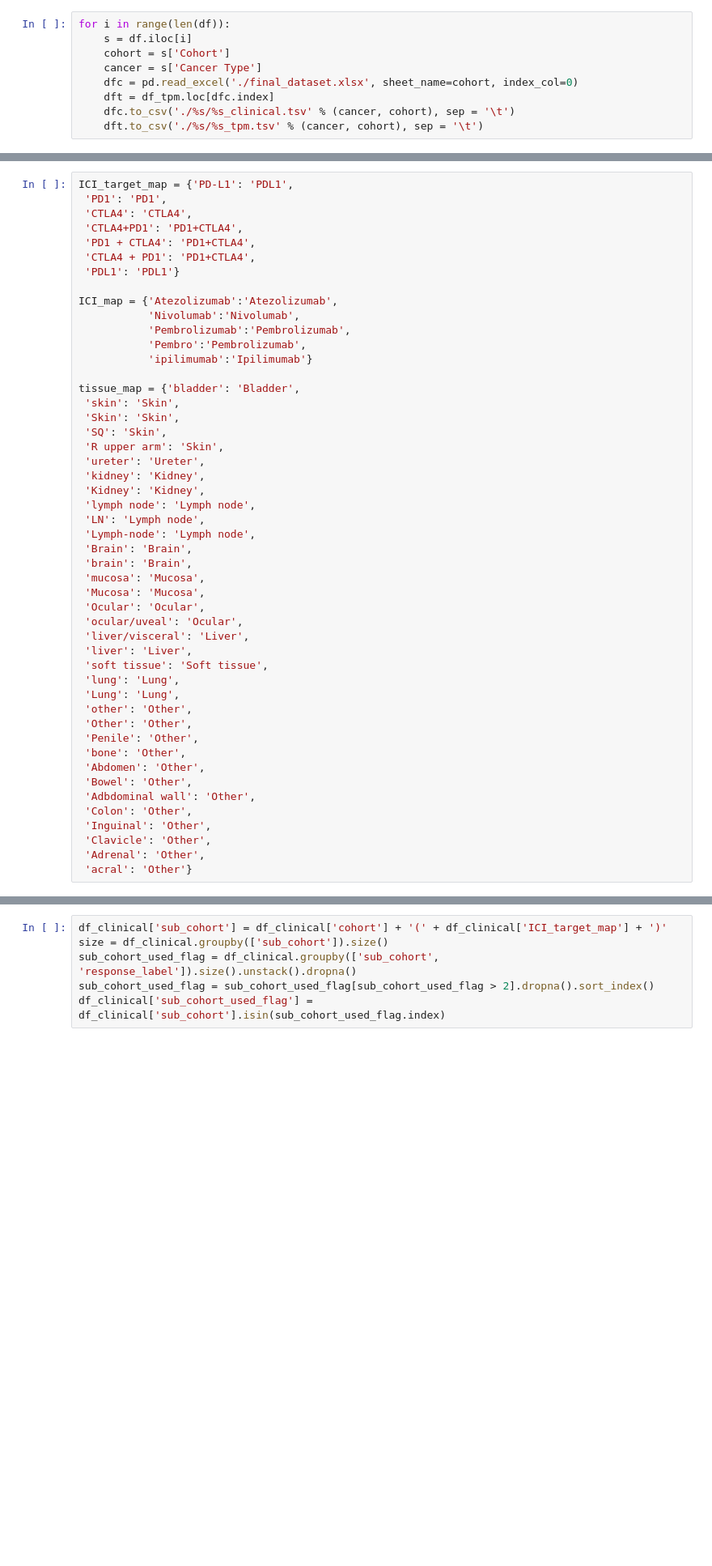
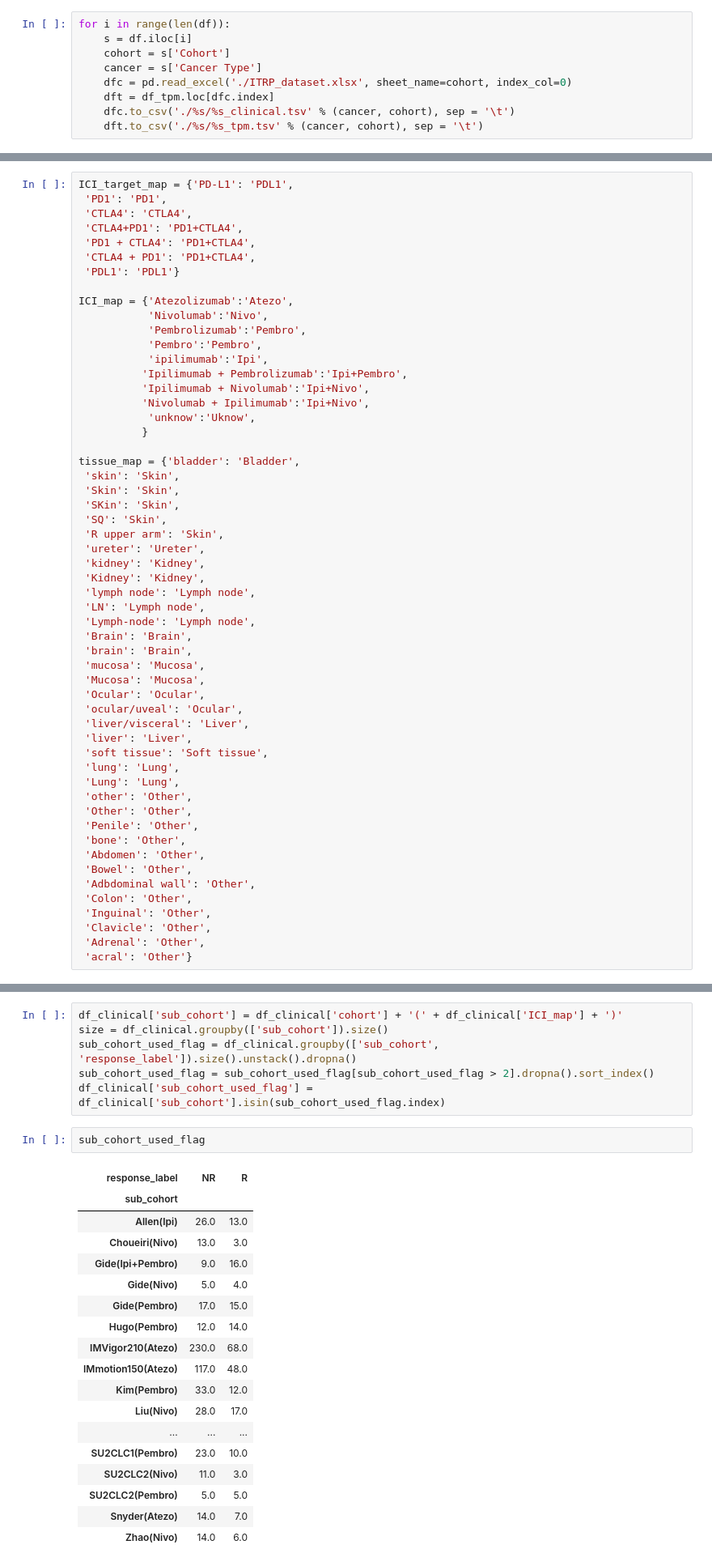
Before and after one commit to ashyamal/COMPASS, a Jupyter notebook: paper/00_data/00_dataset_review.ipynb, the cells around one changed output, grey strips where cells are left out. Shown at 81% size. Saved outputs shown, nothing was run; the diff lists cells and outputs as text; blank space fills up the shorter version.

Commit message:
add dataset profile

```diff
--- a/paper/00_data/00_dataset_review.ipynb
+++ b/paper/00_data/00_dataset_review.ipynb
@@ -32,7 +39,7 @@ for i in range(len(df)):
     s = df.iloc[i]
     cohort = s['Cohort']
     cancer = s['Cancer Type']
-    dfc = pd.read_excel('./final_dataset.xlsx', sheet_name=cohort, index_col=0)
+    dfc = pd.read_excel('./ITRP_dataset.xlsx', sheet_name=cohort, index_col=0)
     dft = df_tpm.loc[dfc.index]
     dfc.to_csv('./%s/%s_clinical.tsv' % (cancer, cohort), sep = '\t')
     dft.to_csv('./%s/%s_tpm.tsv' % (cancer, cohort), sep = '\t')
@@ -59,15 +66,21 @@ ICI_target_map = {'PD-L1': 'PDL1',
  'CTLA4 + PD1': 'PD1+CTLA4',
  'PDL1': 'PDL1'}
 
-ICI_map = {'Atezolizumab':'Atezolizumab',
-           'Nivolumab':'Nivolumab',
-           'Pembrolizumab':'Pembrolizumab',
-           'Pembro':'Pembrolizumab',
-           'ipilimumab':'Ipilimumab'}
+ICI_map = {'Atezolizumab':'Atezo',
+           'Nivolumab':'Nivo',
+           'Pembrolizumab':'Pembro',
+           'Pembro':'Pembro',
+           'ipilimumab':'Ipi',
+          'Ipilimumab + Pembrolizumab':'Ipi+Pembro',
+          'Ipilimumab + Nivolumab':'Ipi+Nivo',
+          'Nivolumab + Ipilimumab':'Ipi+Nivo',
+           'unknow':'Uknow',
+          }
 
 tissue_map = {'bladder': 'Bladder',
  'skin': 'Skin',
  'Skin': 'Skin',
+ 'SKin': 'Skin',
  'SQ': 'Skin',
  'R upper arm': 'Skin',
  'ureter': 'Ureter',
@@ -113,12 +126,33 @@ def fill_recist(row):
 
 # Zhao Cohort has no RECIST labels, so we creat psedo-RECIST labels for no-FT
 df_clinical['RECIST'] = df_clinical.apply(fill_recist, axis=1)
-# %%
-df_clinical['sub_cohort'] = df_clinical['cohort'] + '(' + df_clinical['ICI_target_map'] + ')'
-size = df_clinical.groupby(['sub_cohort']).size()
-sub_cohort_used_flag = df_clinical.groupby(['sub_cohort', 'response_label']).size().unstack().dropna()
-sub_cohort_used_flag = sub_cohort_used_flag[sub_cohort_used_flag > 2].dropna().sort_index()
-df_clinical['sub_cohort_used_flag'] = df_clinical['sub_cohort'].isin(sub_cohort_used_flag.index)
+# %%
+df_clinical['sub_cohort'] = df_clinical['cohort'] + '(' + df_clinical['ICI_map'] + ')'
+size = df_clinical.groupby(['sub_cohort']).size()
+sub_cohort_used_flag = df_clinical.groupby(['sub_cohort', 'response_label']).size().unstack().dropna()
+sub_cohort_used_flag = sub_cohort_used_flag[sub_cohort_used_flag > 2].dropna().sort_index()
+df_clinical['sub_cohort_used_flag'] = df_clinical['sub_cohort'].isin(sub_cohort_used_flag.index)
+# %%
+sub_cohort_used_flag
+# %% [output]
+| response_label | NR | R |
+| sub_cohort |  |  |
+| Allen(Ipi) | 26.0 | 13.0 |
+| Choueiri(Nivo) | 13.0 | 3.0 |
+| Gide(Ipi+Pembro) | 9.0 | 16.0 |
+| Gide(Nivo) | 5.0 | 4.0 |
+| Gide(Pembro) | 17.0 | 15.0 |
+| Hugo(Pembro) | 12.0 | 14.0 |
+| IMVigor210(Atezo) | 230.0 | 68.0 |
+| IMmotion150(Atezo) | 117.0 | 48.0 |
+| Kim(Pembro) | 33.0 | 12.0 |
+| Liu(Nivo) | 28.0 | 17.0 |
+| ... | ... | ... |
+| SU2CLC1(Pembro) | 23.0 | 10.0 |
+| SU2CLC2(Nivo) | 11.0 | 3.0 |
+| SU2CLC2(Pembro) | 5.0 | 5.0 |
+| Snyder(Atezo) | 14.0 | 7.0 |
+| Zhao(Nivo) | 14.0 | 6.0 |
 # %%
 df_clinical.to_pickle('./ITRP.PATIENT.TABLE')
 df_mrna.to_pickle('./ITRP.TPM.TABLE')
```
Also changed, not shown: parts of 4 cells of this notebook, 1 other file.
